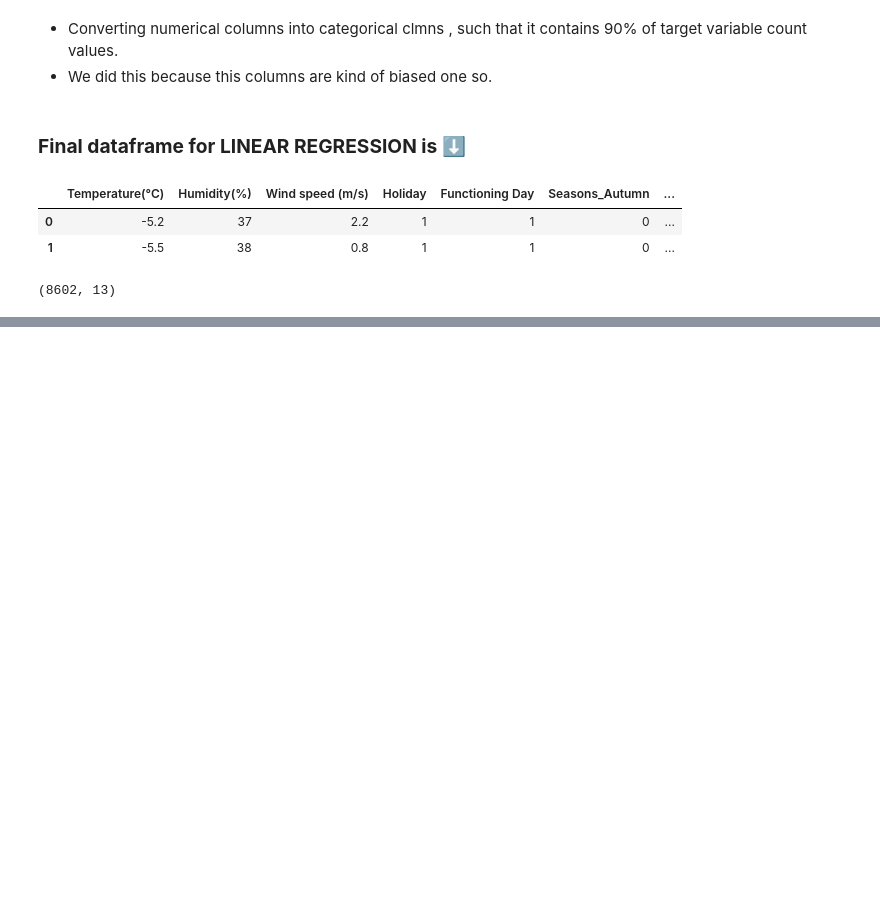
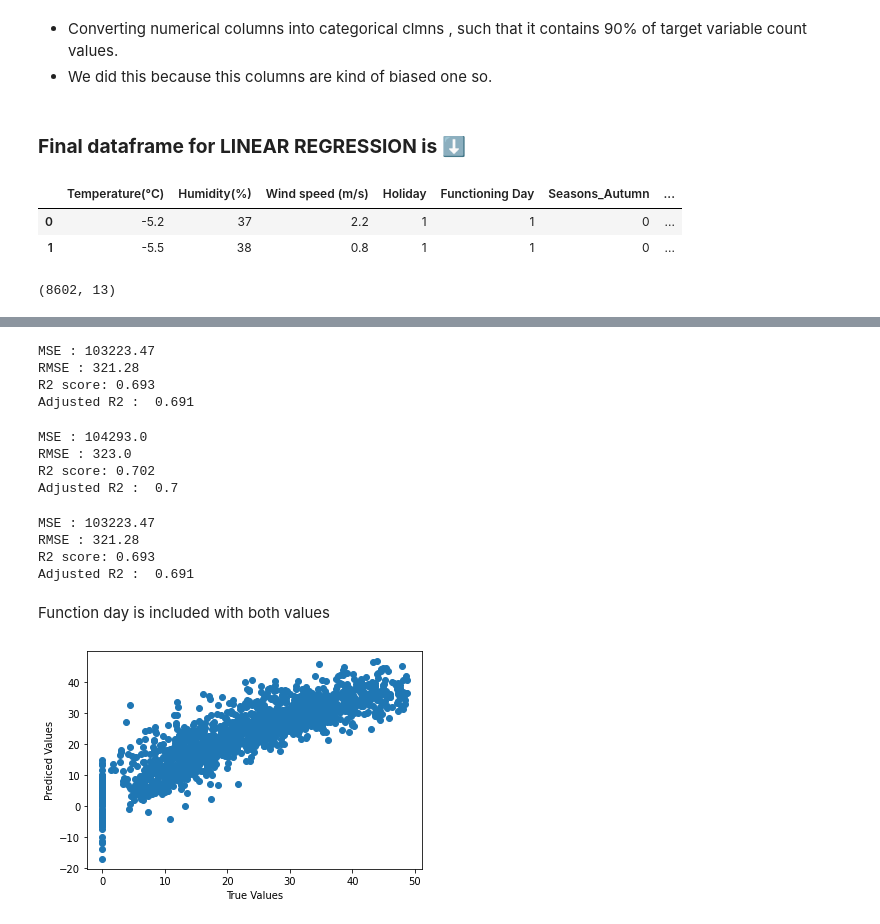
Before and after one commit to Kedarpatil24/Bike-Sharing-and-Demand-Prediction, a Jupyter notebook: Bike_Sharing_and_Demand_Prediction.ipynb, the cells around one changed output, grey strips where cells are left out. Saved outputs shown, nothing was run; the diff lists cells and outputs as text; code cells hidden in the pictures; blank space fills up the shorter version.

```diff
--- a/Bike_Sharing_and_Demand_Prediction.ipynb
+++ b/Bike_Sharing_and_Demand_Prediction.ipynb
@@ -1065,0 +1117,7 @@ Bike_dff.shape
+# %%
+# Splitting the dataset into the Training set and Test set for model
+X_train, X_test, y_train, y_test = train_test_split(X, y, test_size = 0.2, random_state = 0)
+print(X_train.shape)
+print(X_test.shape)
+print(y_train.shape)
+print(y_test.shape)
@@ -1065,0 +1129,9 @@ Bike_dff.shape
+# %%
+# Transforming data
+scaler=MinMaxScaler()
+X_train=scaler.fit_transform(X_train)
+X_test=scaler.transform(X_test)
+# %%
+# Fitting Linear Regression to the Training set
+regressor=LinearRegression(fit_intercept=True)
+regressor.fit(X_train, y_train)
@@ -1065,0 +1143,3 @@ Bike_dff.shape
+# %%
+# Predicting on test data
+y_prediction_test= regressor.predict(X_test)
@@ -1065,0 +1199,60 @@ Bike_dff.shape
+# %%
+#Evaluation metrices on test data
+MSE  = np.round(mean_squared_error(y_test*y_test,y_prediction_test*y_prediction_test),2)
+print("MSE :" , MSE)
+
+RMSE =np.round(np.sqrt(MSE),2)
+print("RMSE :" ,RMSE)
+
+r2 =np.round(r2_score(y_test*y_test,y_prediction_test*y_prediction_test),3)
+print("R2 score:" ,r2)
+Adjusted_R2=np.round(1-(1-r2_score(y_test*y_test,y_prediction_test*y_prediction_test))*((X_test.shape[0]-1)/(X_test.shape[0]-X_test.shape[1]-1)),3)
+print("Adjusted R2 : ",Adjusted_R2)
+# %% [output]
+MSE : 103223.47
+RMSE : 321.28
+R2 score: 0.693
+Adjusted R2 :  0.691
+# %%
+#Evalution metrices on train data
+MSE  =np.round(mean_squared_error(y_train*y_train,y_prediction_train*y_prediction_train))
+print("MSE :" , MSE)
+
+RMSE =np.round(np.sqrt(MSE))
+print("RMSE :" ,RMSE)
+
+r2 =np.round(r2_score(y_train*y_train,y_prediction_train*y_prediction_train),3)
+print("R2 score:" ,r2)
+A_r2=np.round(1-(1-r2_score(y_train*y_train,y_prediction_train*y_prediction_train))*((X_test.shape[0]-1)/(X_test.shape[0]-X_test.shape[1]-1)),3)
+print("Adjusted R2 : ",A_r2)
+# %% [output]
+MSE : 104293.0
+RMSE : 323.0
+R2 score: 0.702
+Adjusted R2 :  0.7
+# %%
+#Evaluation metrices on test data
+MSE  = np.round(mean_squared_error(y_test*y_test,y_prediction_test*y_prediction_test),2)
+print("MSE :" , MSE)
+
+RMSE =np.round(np.sqrt(MSE),2)
+print("RMSE :" ,RMSE)
+
+r2 =np.round(r2_score(y_test*y_test,y_prediction_test*y_prediction_test),3)
+print("R2 score:" ,r2)
+Adjusted_R2=np.round(1-(1-r2_score(y_test*y_test,y_prediction_test*y_prediction_test))*((X_test.shape[0]-1)/(X_test.shape[0]-X_test.shape[1]-1)),3)
+print("Adjusted R2 : ",Adjusted_R2)
+# %% [output]
+MSE : 103223.47
+RMSE : 321.28
+R2 score: 0.693
+Adjusted R2 :  0.691
+# %% [markdown]
+Function day is included with both values
+# %%
+#Analysing Predicted & True Values
+plt.scatter(y_test,y_prediction_test)
+plt.xlabel('True Values'), plt.ylabel('Prediced Values')
+plt.show()
+# %% [output]
+[figure, added]
```
Also changed, not shown: parts of 113 cells of this notebook.
